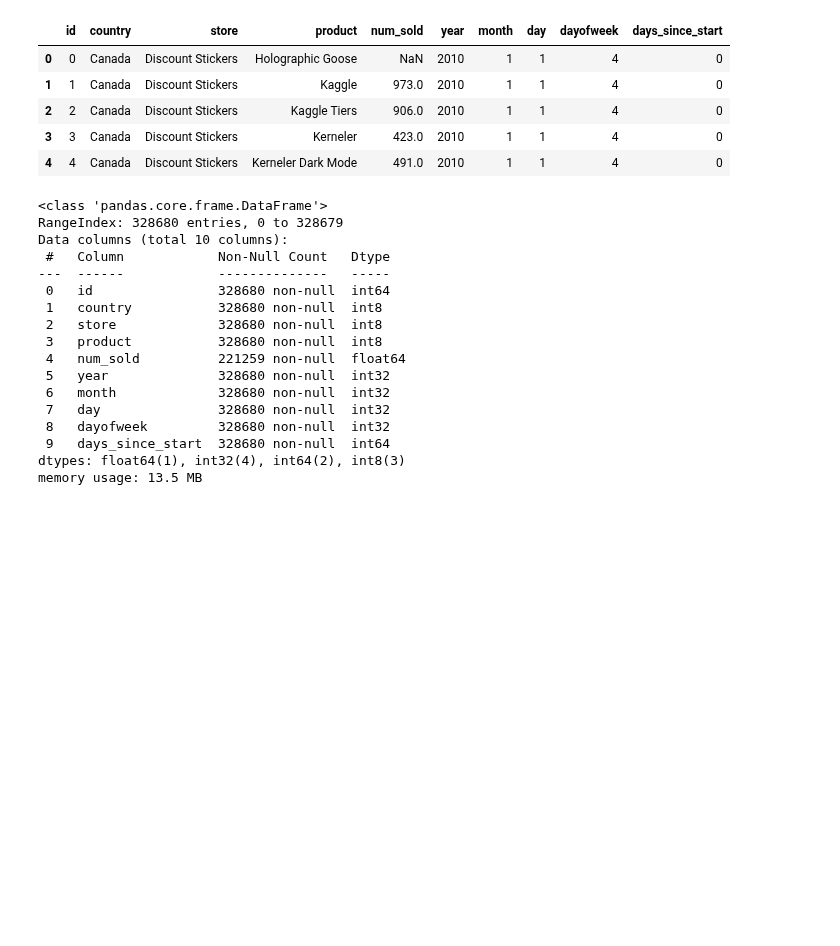
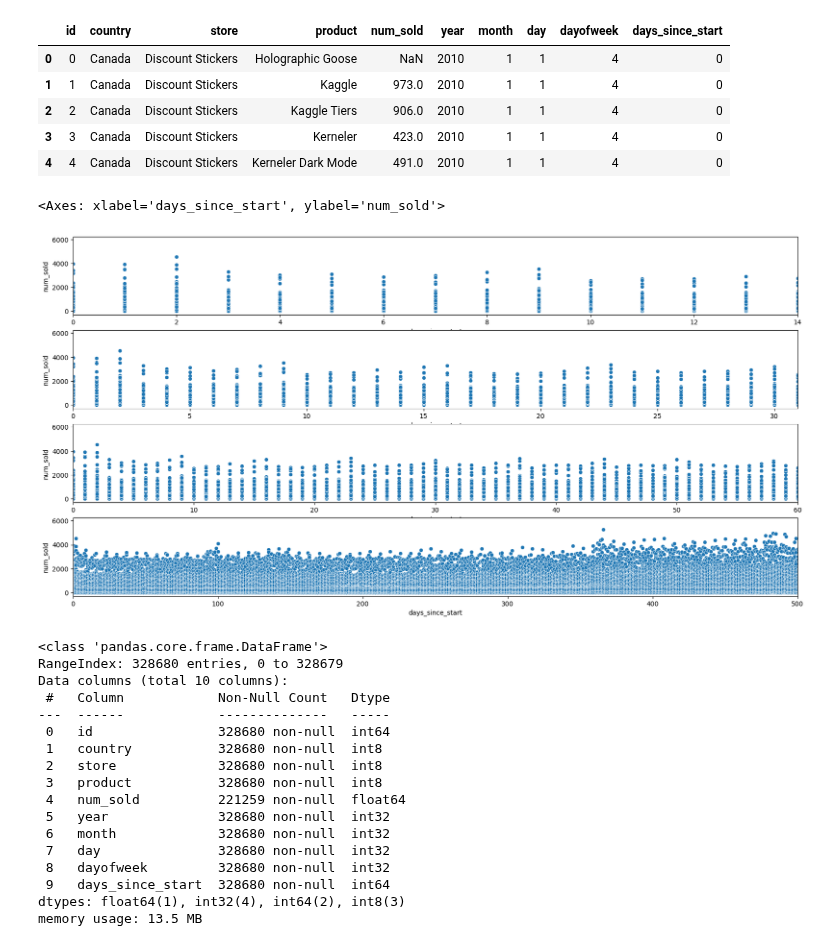
Before and after one commit to LoneCoder21/Kaggle-Notebooks, a Jupyter notebook: Regression/Forecasting Sticker Sales/eda.ipynb, the cells around one changed output. Cells and saved outputs as stored; diff of their text form; code cells hidden in the pictures; blank space fills up the shorter version.

```diff
--- a/Regression/Forecasting Sticker Sales/eda.ipynb
+++ b/Regression/Forecasting Sticker Sales/eda.ipynb
@@ -211,6 +211,23 @@ data.head()
 data["country"] = data["country"].astype('category').cat.codes
 data["store"] = data["store"].astype('category').cat.codes
 data["product"] = data["product"].astype('category').cat.codes
+# %%
+fig, axes = plt.subplots(figsize=(20, 10), nrows=4)
+
+axes[0].set_xlim(0, 14)
+sns.scatterplot(data,x="days_since_start",y=target_column,ax=axes[0])
+
+axes[1].set_xlim(0, 31)
+sns.scatterplot(data,x="days_since_start",y=target_column,ax=axes[1])
+
+axes[2].set_xlim(0, 60)
+sns.scatterplot(data,x="days_since_start",y=target_column,ax=axes[2])
+
+axes[3].set_xlim(0, 500)
+sns.scatterplot(data,x="days_since_start",y=target_column,ax=axes[3])
+# %% [output]
+<Axes: xlabel='days_since_start', ylabel='num_sold'>
+[figure, added]
 # %%
 data.info()
 # %% [output]
```
Also changed, not shown: parts of 1 cell of this notebook.
